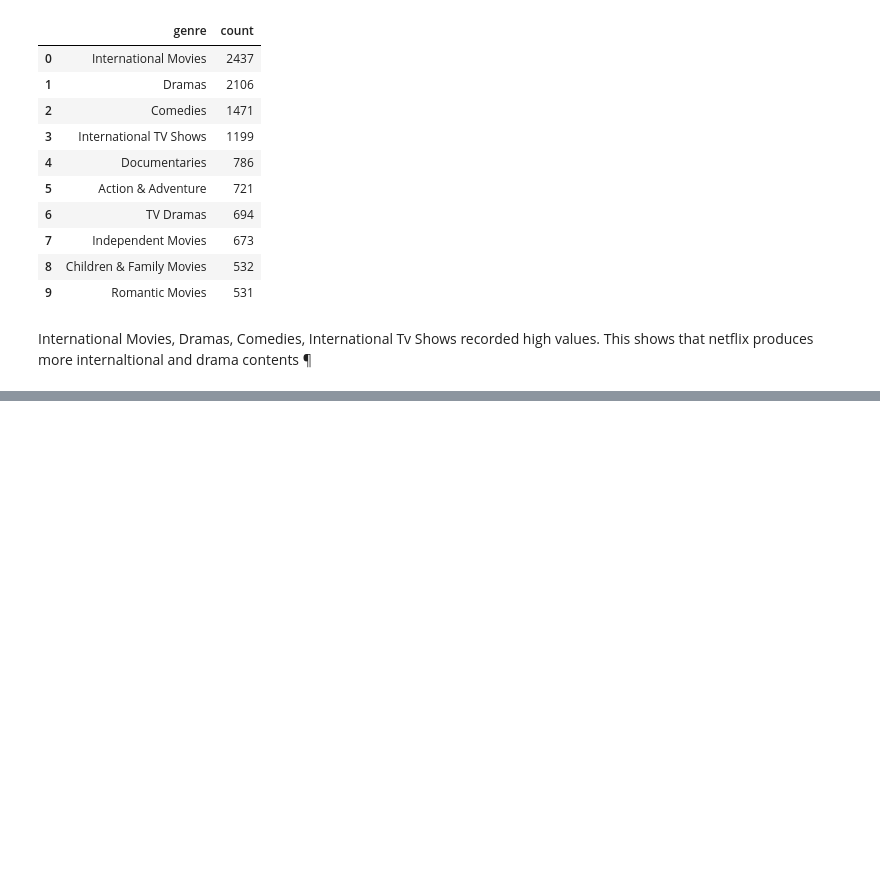
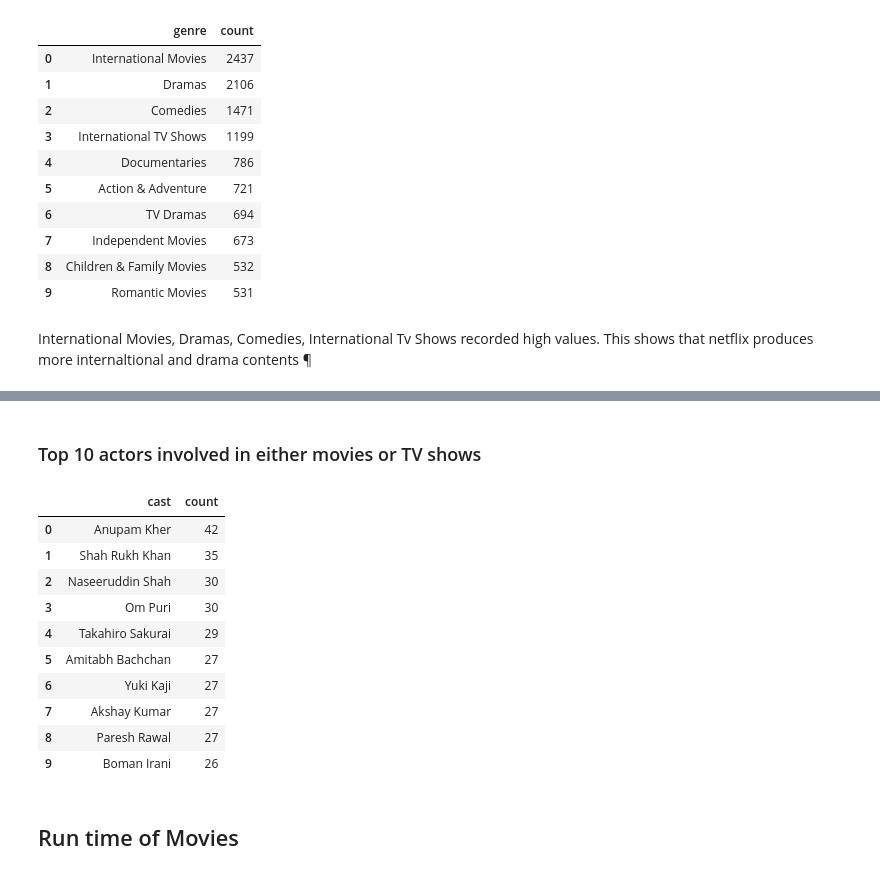
Before and after one commit to samwata/Netflix-content-analysis, a Jupyter notebook: Netflix_analysis_notebook.ipynb, the cells around one changed output, grey strips where cells are left out. Saved outputs shown, nothing was run; the diff lists cells and outputs as text; code cells hidden in the pictures; blank space fills up the shorter version.

```diff
--- a/Netflix_analysis_notebook.ipynb
+++ b/Netflix_analysis_notebook.ipynb
@@ -237,0 +265,15 @@ fig.show()
+# %%
+cast = data[~data["cast"].isnull()]['cast'].to_list()
+cast = str(cast)
+cast = re.sub("[\'\]\\\[]","",cast)
+cast = re.sub(" {2,}", " ", cast)
+cast_series = pd.Series(cast.split(", ")).value_counts()
+
+cast = pd.DataFrame(cast_series)
+cast.reset_index(inplace=True)
+cast.columns=["cast","count"]
+
+fig = px.bar(cast.head(50), x="cast", y="count",title="Cast Top20",text="count",color="cast")
+fig.update_traces(textposition="outside")
+fig.update
+fig.show()
@@ -237,0 +282,19 @@ fig.show()
+# %% [markdown]
+### Top 10 actors involved in either movies or TV shows
+# %%
+
+cast.head(10)
+# %% [output]
+|  | cast | count |
+| 0 | Anupam Kher | 42 |
+| 1 | Shah Rukh Khan | 35 |
+| 2 | Naseeruddin Shah | 30 |
+| 3 | Om Puri | 30 |
+| 4 | Takahiro Sakurai | 29 |
+| 5 | Amitabh Bachchan | 27 |
+| 6 | Yuki Kaji | 27 |
+| 7 | Akshay Kumar | 27 |
+| 8 | Paresh Rawal | 27 |
+| 9 | Boman Irani | 26 |
+# %% [markdown]
+## Run time of Movies
```
Also changed, not shown: parts of 11 cells of this notebook.
